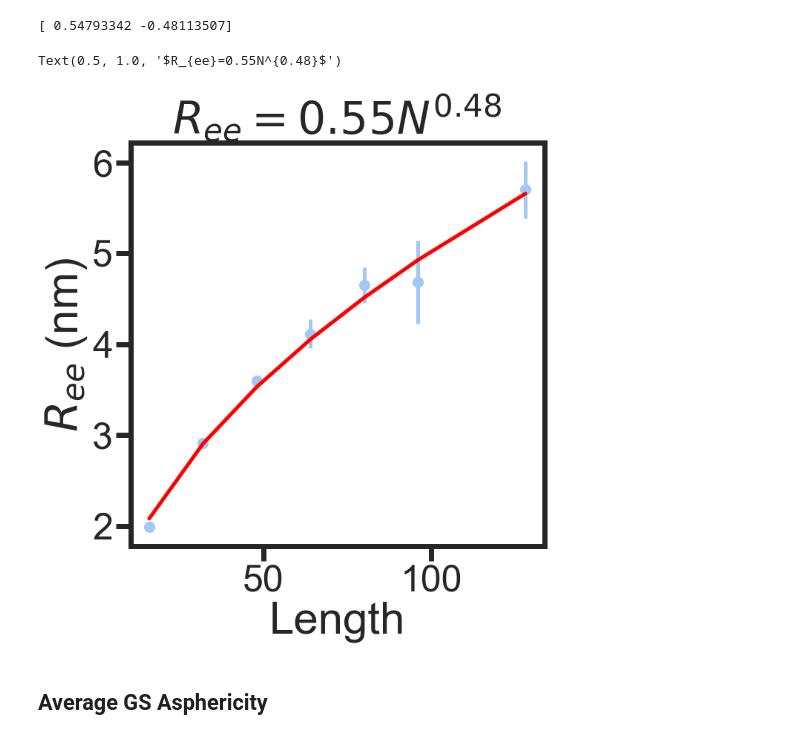
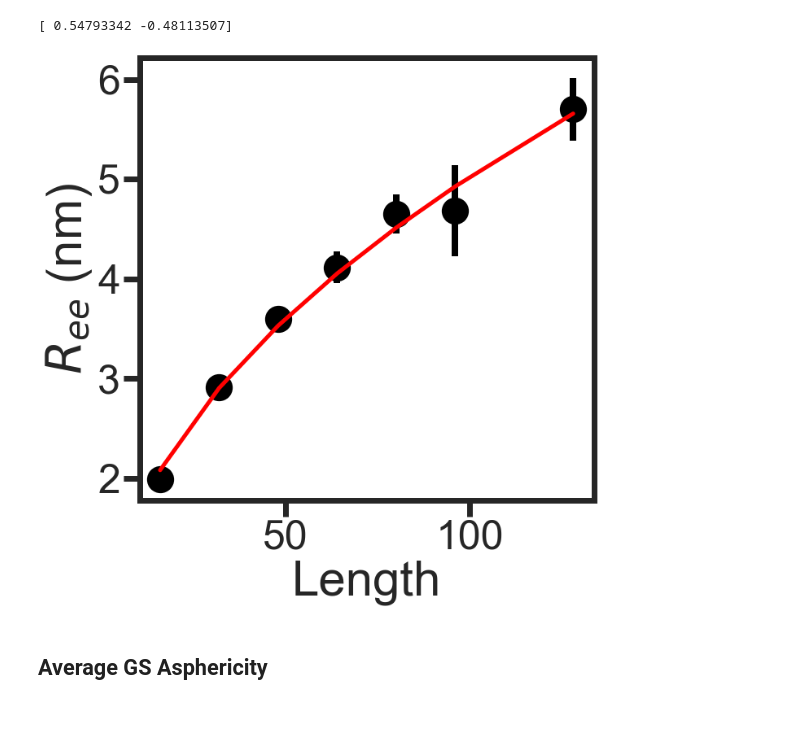
Before and after one commit to sukeniklab/Entropic_Force, a Jupyter notebook: Entropy_Force_raw_data/Publication_Disprot_database.ipynb, the cells around one changed output. Cells and saved outputs as stored; diff of their text form; code cells hidden in the pictures.

Commit message:
Add files via upload
Update figures caption

```diff
--- a/Entropy_Force_raw_data/Publication_Disprot_database.ipynb
+++ b/Entropy_Force_raw_data/Publication_Disprot_database.ipynb
@@ -37,13 +37,13 @@ os.chdir(path)
 # PyPlot Setup
 sns.set_theme(style="ticks", palette="pastel")
 import matplotlib as mpl
-plt.style.use(r'F:\DATA_F\JPCB_fig\publish.mplstyple')
+plt.style.use(r'F:\DATA_F\JPCB_fig_publish\publish.mplstyple')
 #plt.style.use(os.path.join(path,'publish.mplstyple'))
 # %%
 # Save figure
-def save_to_svg(filename, root_path='F:\DATA_F\JPCB_fig'):
+def save_to_svg(filename, root_path='F:\DATA_F\JPCB_fig_publish'):
     plt.savefig(os.path.join(root_path,filename))
-#def save_to_svg(filename, root_path=os.paty.join(path,'JPCB_fig')):
+#def save_to_svg(filename, root_path=os.paty.join(path,'JPCB_fig_publish')):
 #    plt.savefig(os.path.join(root_path,filename))
 # %% [markdown]
 ## Load Data
@@ -305,7 +301,8 @@ def entropy_plot_average(x_axis,x_column='Rs',xlim=(0.5,4)):
     plt.scatter(x=subset_gs[x_column],y=np.log(subset_gs['Omega2/Omega1']),color='red',s=200, label='GS Repeats')
     plt.plot(x_predict,np.log(y_predict),'r-')
     plt.xlim(xlim)
-    plt.ylabel(f'ln $\Omega_T/\Omega_U$ ')
+    #plt.ylabel(f'ln $\Omega_T/\Omega_U$ ')
+    plt.ylabel('$\Delta S/k$ ')
     plt.locator_params(axis='x',nbins=5)
     plt.legend()
     return subset_larger.index.to_series().reset_index(drop=True), subset_smaller.index.to_series().reset_index(drop=True)
@@ -397,7 +392,8 @@ def entropy_plot_asphericity(x_column,xlim=(-1.1,1.1)):
     plt.scatter(x=subset_smaller[x_column],y=np.log(subset_smaller['Omega2/Omega1']),s=200,color='blue',label='Stronger force')
     plt.scatter(x=subset_gs[x_column],y=np.log(subset_gs['Omega2/Omega1']),s=200,color='red',label='GS Repeats')
     plt.xlim(xlim)
-    plt.ylabel(f'ln $\Omega_T/\Omega_U$')
+    #plt.ylabel(f'ln $\Omega_T/\Omega_U$')
+    plt.ylabel('$\Delta S/k$')
     plt.locator_params(axis='x', nbins=5)
     return subset_gs
 # %%
@@ -556,14 +563,13 @@ print(popt)
 # %%
 plt.ylabel('$R_{ee}$ (nm)')
 plt.xlabel('Length')
-plt.scatter(x=gs_buffer['length'], y=gs_buffer['Rs'], s=200)
-plt.errorbar(x=gs_buffer['length'], y=gs_buffer['Rs'], yerr=gs_buffer['Sd'], ls='None')
+plt.scatter(x=gs_buffer['length'], y=gs_buffer['Rs'], s=800, color='black',linewidth=5)
+plt.errorbar(x=gs_buffer['length'], y=gs_buffer['Rs'], yerr=gs_buffer['Sd'],linewidth=8,ls='',ms=30, color='black')
 plt.plot(X, y_pred,color='red')
 #plt.title('$R_{ee}=0.55N^{0.48}$')
-#save_to_svg('FigS1.svg')
+save_to_svg('FigS1.svg')
 # %% [output]
-Text(0.5, 1.0, '$R_{ee}=0.55N^{0.48}$')
-[figure, old version]
+[figure, new version]
 # %% [markdown]
 ## Average GS Asphericity
 # %%
```
Also changed, not shown: parts of 18 cells of this notebook, 2 other files.
